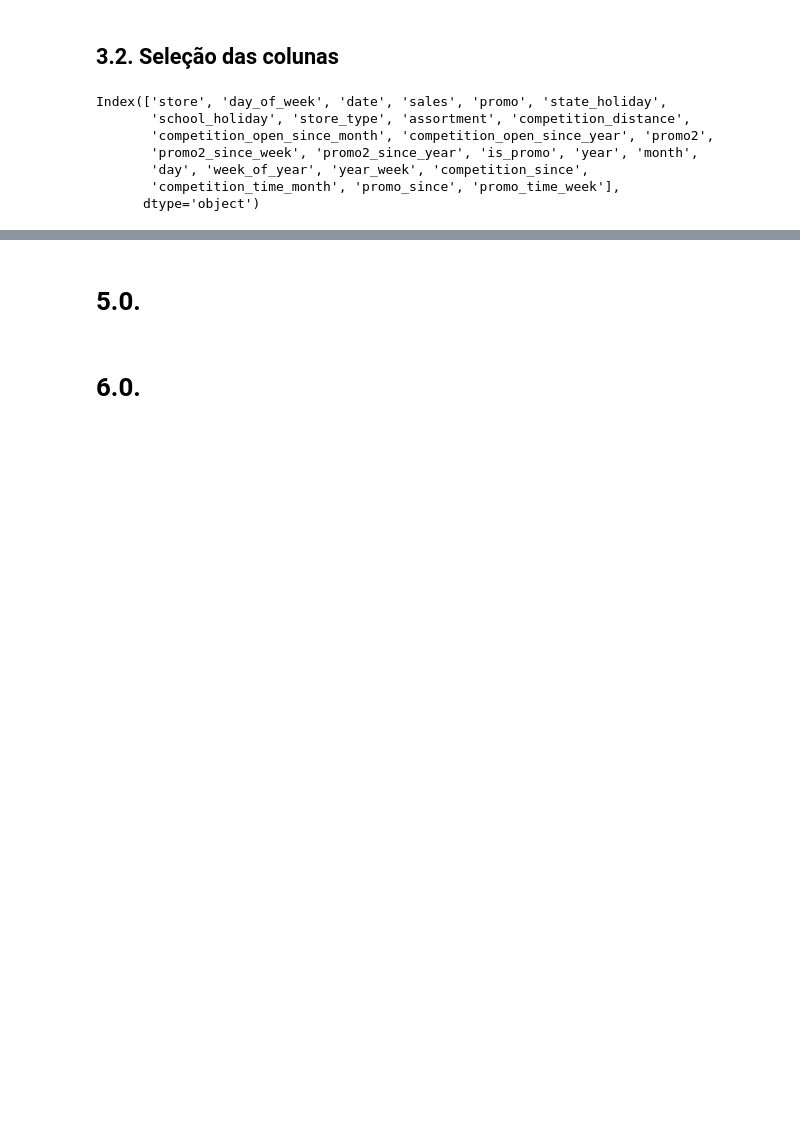
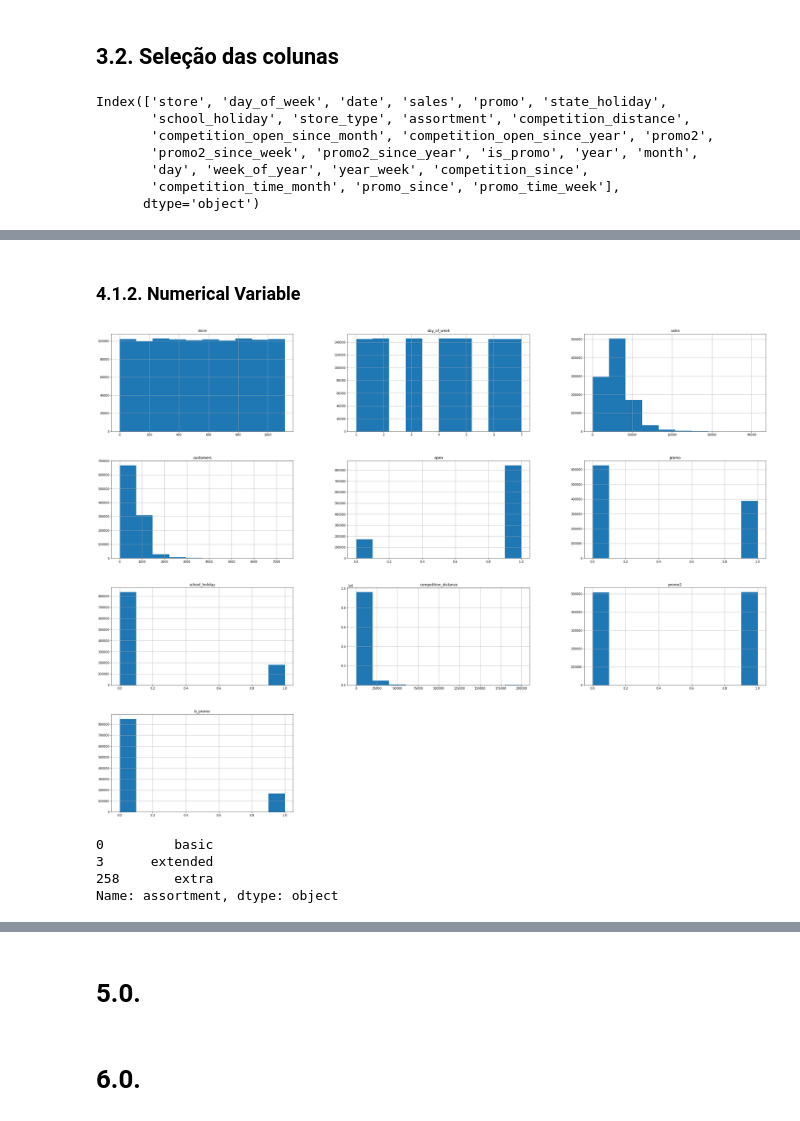
Before and after one commit to Davipaulo9/Sales-Prediction-Pharmacy-Rossmann, a Jupyter notebook: m02_v01_store_sales_prediction.ipynb, the cells around one changed output, grey strips where cells are left out. Cells and saved outputs as stored; diff of their text form; code cells hidden in the pictures; blank space fills up the shorter version.

```diff
--- a/m02_v01_store_sales_prediction.ipynb
+++ b/m02_v01_store_sales_prediction.ipynb
@@ -405,0 +589,13 @@ Index(['store', 'day_of_week', 'date', 'sales', 'promo', 'state_holiday',
+# %% [markdown]
+### 4.1.2. Numerical Variable
+# %%
+ fig = num_att.hist(figsize=(40,30))
+# %% [output]
+[figure, added]
+# %%
+df4['assortment'].drop_duplicates()
+# %% [output]
+0         basic
+3      extended
+258       extra
+Name: assortment, dtype: object
```
Also changed, not shown: parts of 33 cells of this notebook.
